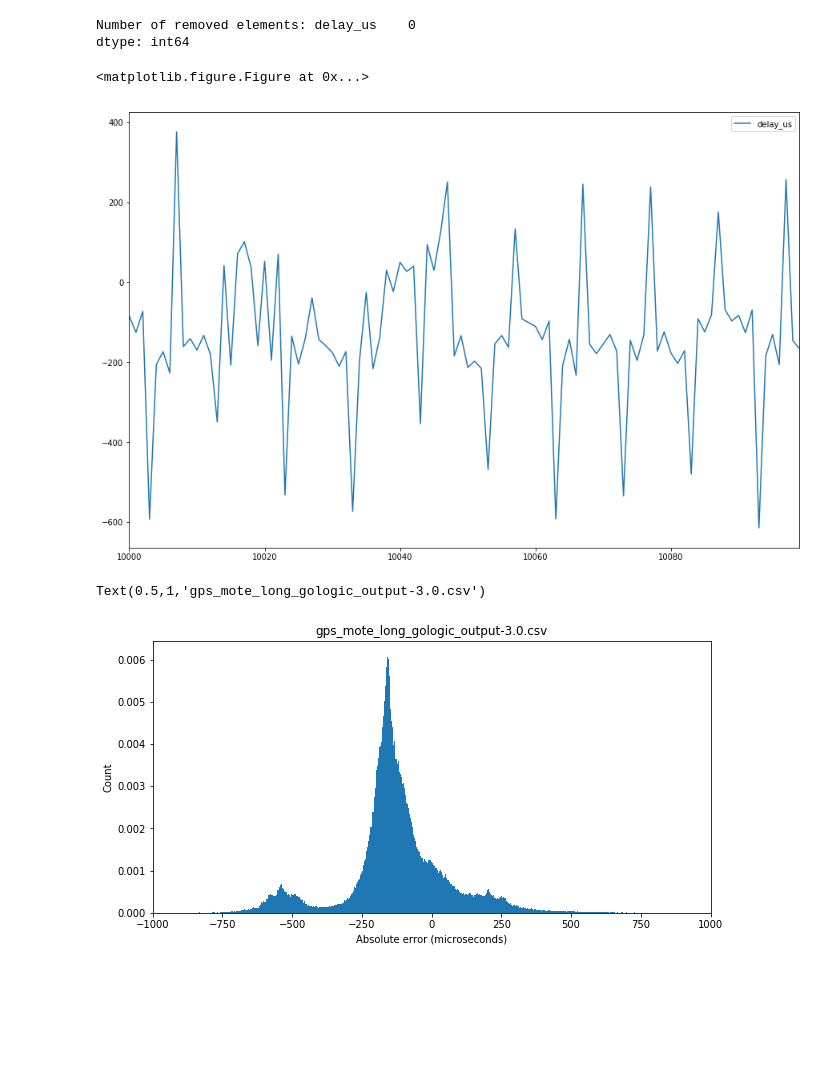
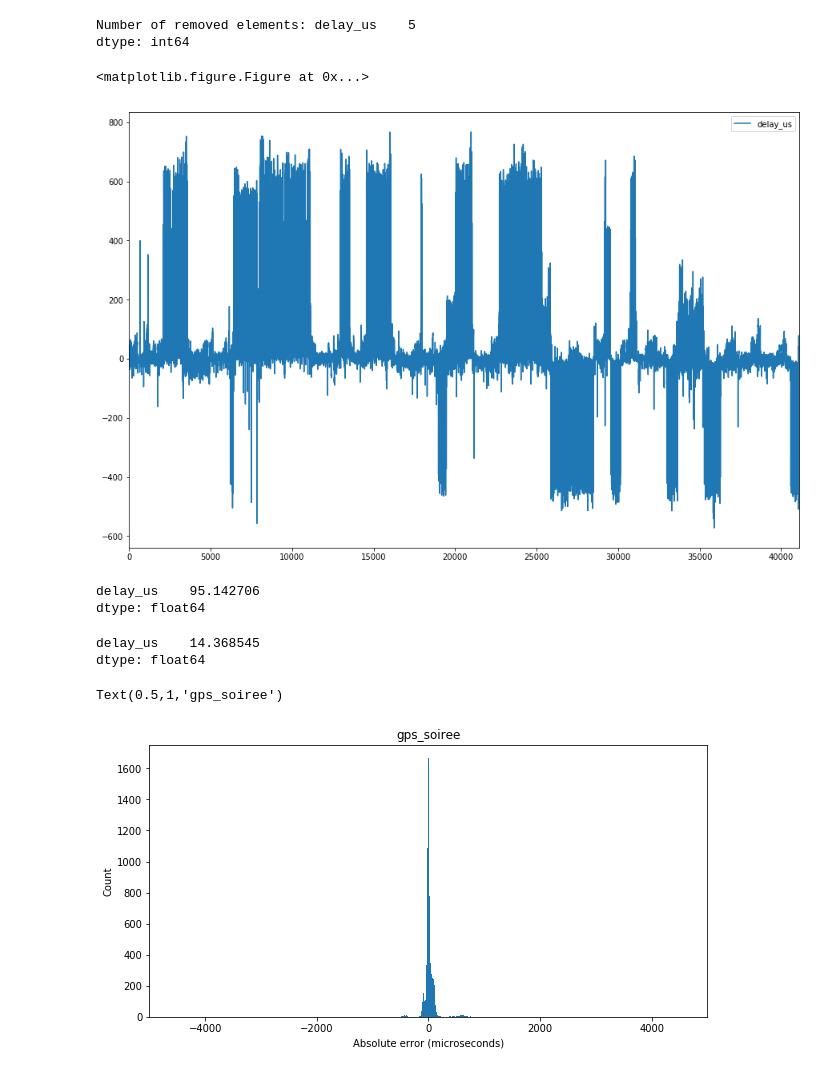
Before and after one commit to felipemoran/DataAnalyser, a Jupyter notebook: single_df_plot.ipynb, the cells around one changed output. Cells and saved outputs as stored; diff of their text form; code cells hidden in the pictures; blank space fills up the shorter version.

```diff
--- a/single_df_plot.ipynb
+++ b/single_df_plot.ipynb
@@ -16,9 +16,12 @@ import pandas as pd
 import numpy as np
 import math as m
 import matplotlib.pyplot as plt
+import DataAnalyser2
 
-file_name = "gps_mote_long_gologic_output-3.0.csv"
-df = pd.read_csv("Data/" + file_name)
+file_name = "gps_soiree"
+
+DataAnalyser2.process_gologic_csv(file_name)
+df = pd.read_csv("Data/" + file_name + "_gologic_output-3.0.csv")
 df.drop(['accumulated_us'], axis=1, inplace=True)
 df.columns
 # %% [output]
@@ -26,26 +46,44 @@ Index(['delay_us'], dtype='object')
 # %%
 %matplotlib inline
 plt.figure()
 
 # remove some outliers
 removed_elements_count = df.count()
-df = df[df < df.mean() + 3*df.std()]
-df = df[df > df.mean() - 3*df.std()]
-removed_elements_count = removed_elements_count - df.count()
-df.iloc[10000:10100].plot(figsize=(15,10))
+df_no_outliers = df
+coef = 10
+
+mean = df.mean()
+std = df.std()
+
+df_no_outliers = df[df < mean + coef*std]
+df_no_outliers = df_no_outliers[df > mean - coef*std]
+
+removed_elements_count = removed_elements_count - df_no_outliers.count()
+# df.iloc[10000:10100].plot(figsize=(15,10))
+df_no_outliers.plot(figsize=(15,10))
 print("Number of removed elements: {}".format(removed_elements_count))
 # %% [output]
-Number of removed elements: delay_us    0
+Number of removed elements: delay_us    5
 dtype: int64
 <matplotlib.figure.Figure at 0x...>
-[figure, old version]
+[figure, new version]
+# %%
+df.std()
+# %% [output]
+delay_us    95.142706
+dtype: float64
+# %%
+df.mean()
+# %% [output]
+delay_us    14.368545
+dtype: float64
 # %%
 # df.delay_us = df.delay_us[df.delay_us < df.delay_us.mean() + 10*df.delay_us.std()]
 # plt.figure()
 # plot = zoom_in.hist(cumulative=True, bins=250, figsize=(20,5))
 # plot.set_xlim(0,500)
 
-bin_limit = 1000
+bin_limit = 5000
 step = 2.5
 bins = list(np.arange(-bin_limit,bin_limit,step))
 
@@ -57,14 +95,14 @@ if df.delay_us.max() > bin_limit:
 
 
 plt.figure()
-plot = df.delay_us.plot(kind="hist", cumulative=False, bins=bins, figsize=(10,5), density=True)
+plot = df.delay_us.plot(kind="hist", cumulative=False, bins=bins, figsize=(10,5), density=False)
 plot.set_xlim(-bin_limit, bin_limit)
 plot.set_xlabel("Absolute error (microseconds)")
 plot.set_ylabel("Count")
 plot.set_title(file_name)
 # %% [output]
-Text(0.5,1,'gps_mote_long_gologic_output-3.0.csv')
+Text(0.5,1,'gps_soiree')
-[figure, old version]
+[figure, new version]
 # %%
 abs_delay = abs(df.delay_us)
 
```
Also changed, not shown: parts of 4 cells of this notebook, 12 other files.
